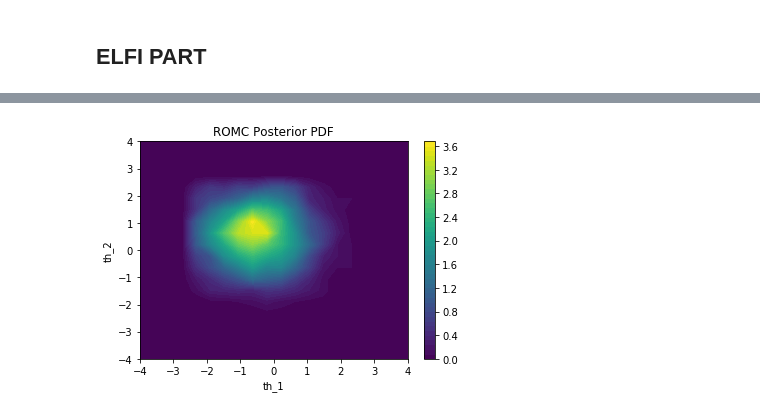
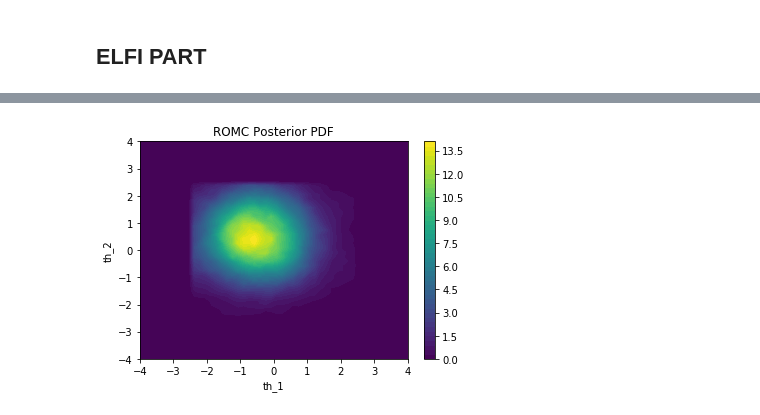
Before and after one commit to givasile/edinburgh-thesis, a Jupyter notebook: notebook_examples/example_2D.ipynb, the cells around one changed output, grey strips where cells are left out. Saved outputs shown, nothing was run; the diff lists cells and outputs as text; code cells hidden in the pictures.

```diff
--- a/notebook_examples/example_2D.ipynb
+++ b/notebook_examples/example_2D.ipynb
@@ -158,26 +167,26 @@ array([0.28])
 # %%
 def plot_romc_posterior(posterior, nof_points):
     plt.figure()
-    th1 = np.linspace(-3, 3, nof_points)
-    th2 = np.linspace(-3, 3, nof_points)
+    th1 = np.linspace(-4, 4, nof_points)
+    th2 = np.linspace(-4, 4, nof_points)
     X, Y = np.meshgrid(th1, th2)
 
     x_flat = X.flatten()
     y_flat = Y.flatten()
     th = np.stack((x_flat, y_flat), -1)
     z_flat = posterior(th)
     Z = z_flat.reshape(nof_points, nof_points)
 
     plt.contourf(X, Y, Z, 50, cmap='viridis')
     plt.title('ROMC Posterior PDF')
     plt.xlabel("th_1")
     plt.ylabel("th_2")
     plt.colorbar()
     plt.show(block=False)
 
-plot_romc_posterior(romc.eval_unnorm_posterior, nof_points=20)
+plot_romc_posterior(romc.eval_unnorm_posterior, nof_points=50)
 # %% [output]
-[figure, old version]
+[figure, new version]
 # %%
 n2 = 30
 tmp = romc.sample(n2=n2)
```
Also changed, not shown: parts of 11 cells of this notebook, 3 other files.
